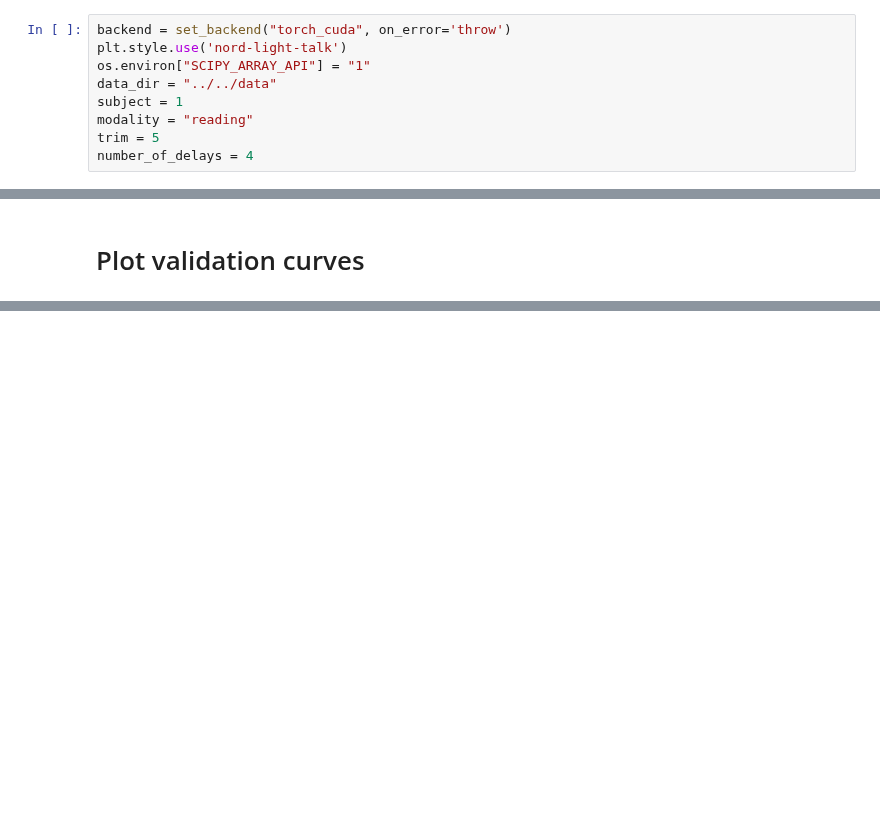
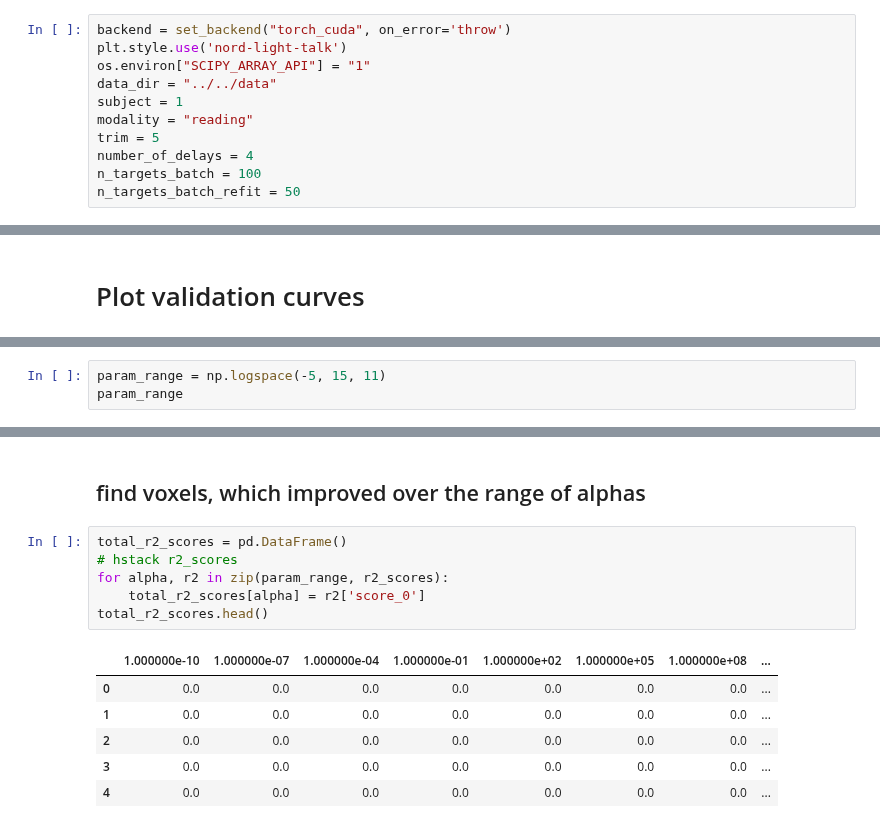
Before and after one commit to leo-schultheiss/compare_variance_residual, a Jupyter notebook: compare_variance_residual/fmri/brain_maps_validation_curves.ipynb, the cells around one changed output, grey strips where cells are left out. Cells and saved outputs as stored; diff of their text form; blank space fills up the shorter version.

```diff
--- a/compare_variance_residual/fmri/brain_maps_validation_curves.ipynb
+++ b/compare_variance_residual/fmri/brain_maps_validation_curves.ipynb
@@ -22,6 +26,8 @@ subject = 1
 modality = "reading"
 trim = 5
 number_of_delays = 4
+n_targets_batch = 100
+n_targets_batch_refit = 50
 # %%
 alphas = np.logspace(-5, 5, 10)
 n_iter = 25
@@ -98,0 +146,3 @@ class CustomEstimator(BaseEstimator, RegressorMixin):
+# %%
+param_range = np.logspace(-5, 15, 11)
+param_range
@@ -104,0 +226,15 @@ with config_context(array_api_dispatch=True):
+# %% [markdown]
+## find voxels, which improved over the range of alphas
+# %%
+total_r2_scores = pd.DataFrame()
+# hstack r2_scores
+for alpha, r2 in zip(param_range, r2_scores):
+    total_r2_scores[alpha] = r2['score_0']
+total_r2_scores.head()
+# %% [output]
+|  | 1.000000e-10 | 1.000000e-07 | 1.000000e-04 | 1.000000e-01 | 1.000000e+02 | 1.000000e+05 | 1.000000e+08 | ... |
+| 0 | 0.0 | 0.0 | 0.0 | 0.0 | 0.0 | 0.0 | 0.0 | ... |
+| 1 | 0.0 | 0.0 | 0.0 | 0.0 | 0.0 | 0.0 | 0.0 | ... |
+| 2 | 0.0 | 0.0 | 0.0 | 0.0 | 0.0 | 0.0 | 0.0 | ... |
+| 3 | 0.0 | 0.0 | 0.0 | 0.0 | 0.0 | 0.0 | 0.0 | ... |
+| 4 | 0.0 | 0.0 | 0.0 | 0.0 | 0.0 | 0.0 | 0.0 | ... |
```
Also changed, not shown: parts of 14 cells of this notebook.
